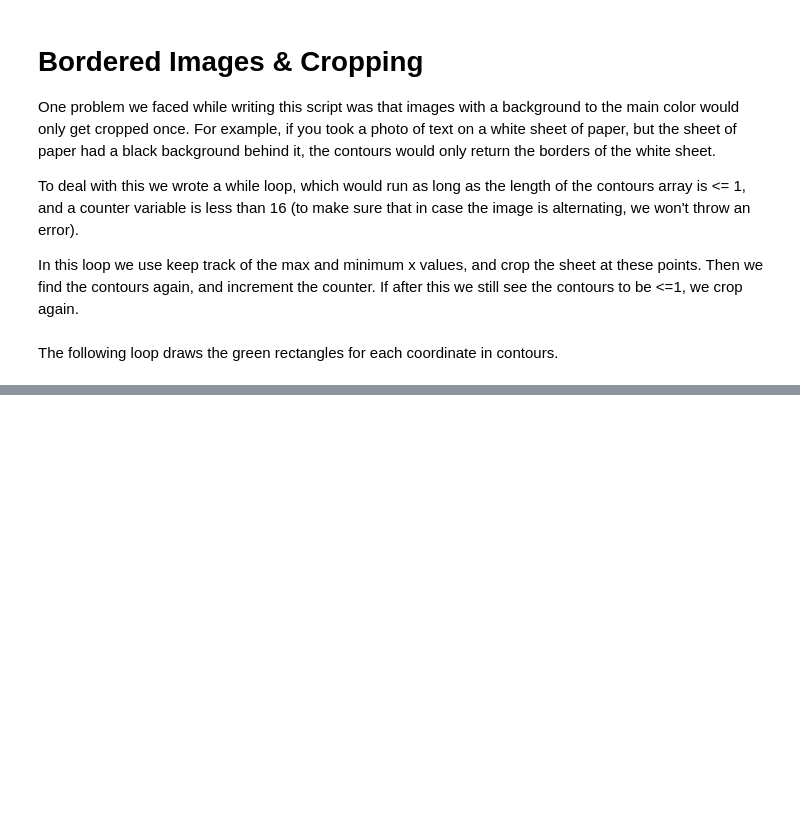
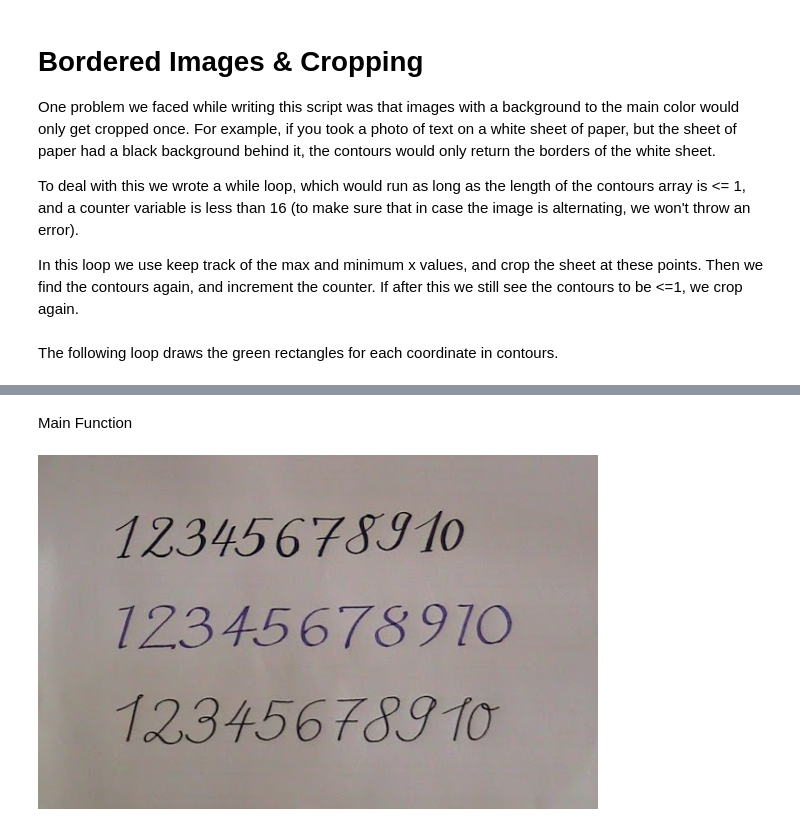
Before and after one commit to muvision/cm-mathvision, a Jupyter notebook: OpenCV.ipynb, the cells around one changed output, grey strips where cells are left out. Drawn from its saved outputs; the diff is of its cells as text; code cells hidden in the pictures; blank space fills up the shorter version.

```diff
--- a/OpenCV.ipynb
+++ b/OpenCV.ipynb
@@ -67,18 +65,19 @@ When we call for the contour and contour inverse data, we get an array of arrays
 
 However, when .findContours is used, it detects only the darker color on a lighter foreground. If for example, the image was written in white writing on a black background, the contours data would be very small. Due to this, we compare the length of the contours data. Whichever has an array with more data points will be the contour data with actual information.
 # %%
-# Finding contours
-contours, hierarchy = cv2.findContours(dilation, cv2.RETR_EXTERNAL,
-                                                 cv2.CHAIN_APPROX_NONE)
+def get_contours(dilation, inverted_dilation):
+  # Finding contours
+  contours, hierarchy = cv2.findContours(dilation, cv2.RETR_EXTERNAL,
+                                                  cv2.CHAIN_APPROX_NONE)
+  # Finding contours inverse
+  contours_mask, hierarchy = cv2.findContours(inverted_dilation, cv2.RETR_EXTERNAL,
+                                                  cv2.CHAIN_APPROX_NONE)
+  if len(contours) > len(contours_mask):
+    cntrs = contours
+  else:
+    cntrs = contours_mask
 
-# Finding contours inverse
-contours_mask, hierarchy = cv2.findContours(dilation1, cv2.RETR_EXTERNAL,
-                                                 cv2.CHAIN_APPROX_NONE)
-
-if len(contours) > len(contours_mask):
-  cntrs = contours
-else:
-  cntrs = contours_mask
+  return cntrs
 # %% [markdown]
 # Bordered Images & Cropping
 
@@ -135,0 +89,5 @@ while len(cntrs) <=1 and counter <=16:
+# %%
+def prepare_crop(image):
+  dilation, inverted_dilation = prepare_image(image, (1,1))
+  cntrs = get_contours(dilation, inverted_dilation)
+  return border_fix(image, dilation, inverted_dilation)
@@ -325,0 +196,15 @@ cv2_imshow(cropped_image)
+# %% [markdown]
+Main Function
+# %%
+cropped_image = prepare_crop(image)
+
+# Cropping the borders by 1% if case any there was unclean cropping of image
+height_diff = int(cropped_image.shape[0] * 0.01)
+width_diff = int(cropped_image.shape[1] * 0.01)
+
+cropped_image = cropped_image[height_diff:cropped_image.shape[0] - height_diff,
+                              width_diff:cropped_image.shape[1] - width_diff]
+
+cv2_imshow(cropped_image)
+# %% [output]
+[figure, added]
```
Also changed, not shown: parts of 19 cells of this notebook.
